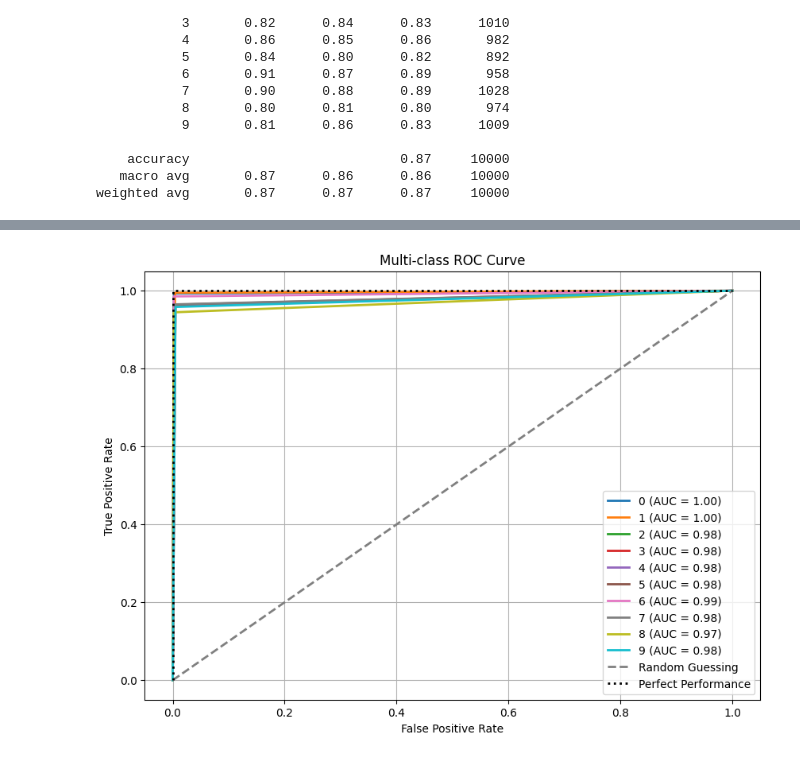
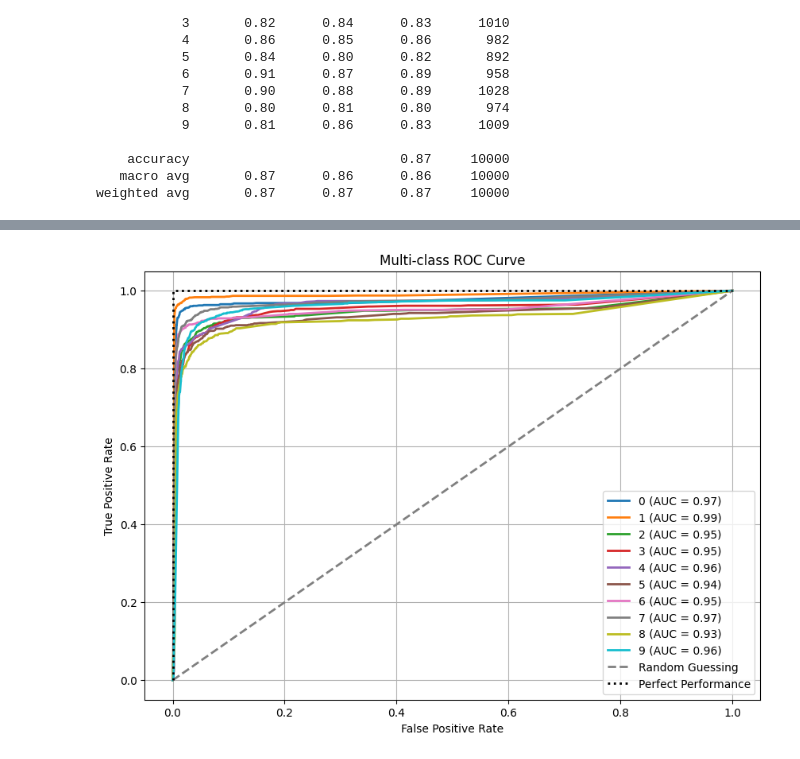
Before and after one commit to metekeremberk/CS412-HW1, a Jupyter notebook: CS412-HW1-MeteKeremBerk.ipynb, the cells around one changed output, grey strips where cells are left out. Drawn from its saved outputs; the diff is of its cells as text; code cells hidden in the pictures.

```diff
--- a/CS412-HW1-MeteKeremBerk.ipynb
+++ b/CS412-HW1-MeteKeremBerk.ipynb
@@ -372,32 +350,32 @@ ConfusionMatrixDisplay.from_predictions(y_true=y_test, y_pred=y_pred_best_tree)
 # %%
 from sklearn.metrics import roc_curve, auc
 import matplotlib.pyplot as plt
 from sklearn.preprocessing import label_binarize
 import numpy as np
 
 # Binarize the labels for multi-class ROC computation (Creating Negative - Positive predictions)
 y_true_bin = label_binarize(y_test, classes=np.arange(len(class_names)))
 
 # Predict Probabilities
-y_test_proba = final_knn.predict_proba(x_test_flat)
+y_test_proba = best_tree_classifier.predict_proba(x_test_flat)
 
 plt.figure(figsize=(10, 7))
 for i in range(len(class_names)):
     fpr, tpr, _ = roc_curve(y_true_bin[:, i], y_test_proba[:, i])
     roc_auc = auc(fpr, tpr)
     plt.plot(fpr, tpr, label=f"{class_names[i]} (AUC = {roc_auc:.2f})", lw=2)
 
 # Reference lines
 plt.plot([0, 1], [0, 1], linestyle="--", color="gray", label="Random Guessing", lw=2)
 plt.plot([0, 0, 1], [0, 1, 1], linestyle=":", color="black", label="Perfect Performance", lw=2)
 
 plt.xlim([-0.05, 1.05])
 plt.ylim([-0.05, 1.05])
 plt.xlabel("False Positive Rate")
 plt.ylabel("True Positive Rate")
 plt.title("Multi-class ROC Curve")
 plt.legend(loc="lower right")
 plt.grid()
 plt.show()
 # %% [output]
-[figure, old version]
+[figure, new version]
```
Also changed, not shown: parts of 7 cells of this notebook, 2 other files.
